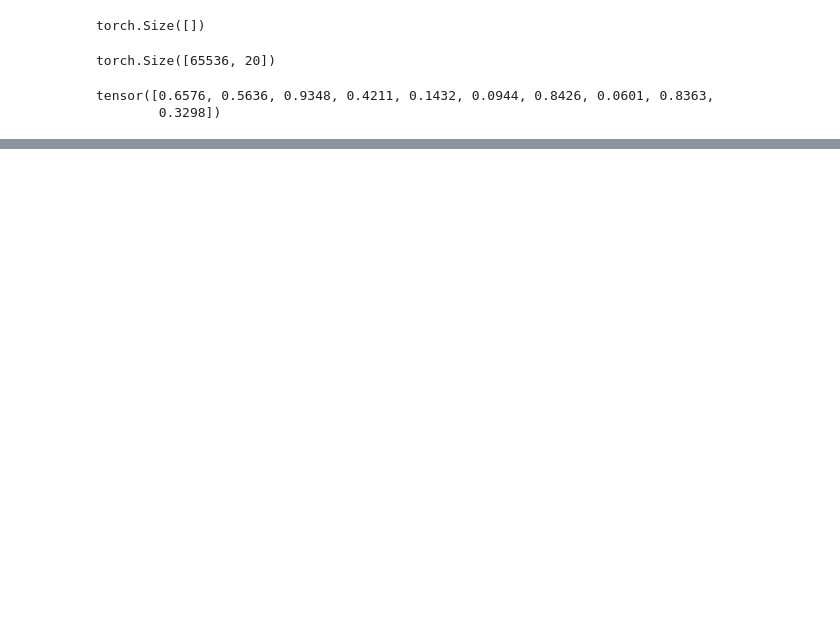
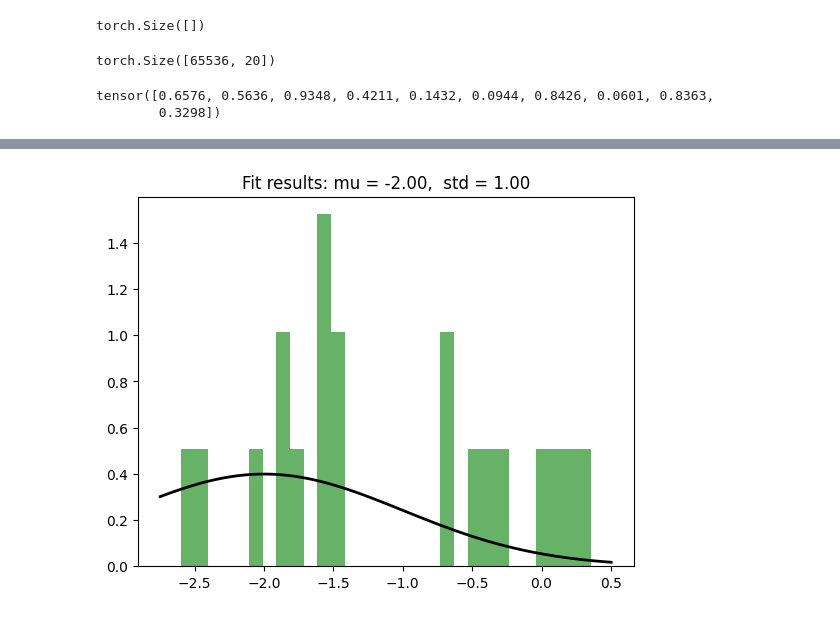
Before and after one commit to pavanyellow/toy-autoencoder, a Jupyter notebook: superposition.ipynb, the cells around one changed output, grey strips where cells are left out. Saved outputs shown, nothing was run; the diff lists cells and outputs as text; code cells hidden in the pictures; blank space fills up the shorter version.

```diff
--- a/superposition.ipynb
+++ b/superposition.ipynb
@@ -158,0 +171,26 @@ tensor([0.6576, 0.5636, 0.9348, 0.4211, 0.1432, 0.0944, 0.8426, 0.0601, 0.8363,
+# %%
+import torch
+import matplotlib.pyplot as plt
+import numpy as np
+
+# Generate a larger set of data points
+data = torch.normal(-1, 1, size=(1, 20))
+
+# Convert to numpy array
+data_numpy = data.numpy()
+
+# Create a histogram of the data
+plt.hist(data_numpy[0], bins=30, density=True, alpha=0.6, color='g')
+
+# Optionally, plot the theoretical PDF
+xmin, xmax = plt.xlim()
+x = np.linspace(xmin, xmax, 100)
+p = np.exp(-((x - -2)**2) / (2 * 1**2)) / (np.sqrt(2 * np.pi * 1**2))
+plt.plot(x, p, 'k', linewidth=2)
+
+title = "Fit results: mu = %.2f,  std = %.2f" % (-2, 1)
+plt.title(title)
+
+plt.show()
+# %% [output]
+[figure, added]
```
Also changed, not shown: parts of 7 cells of this notebook, 6 other files.
